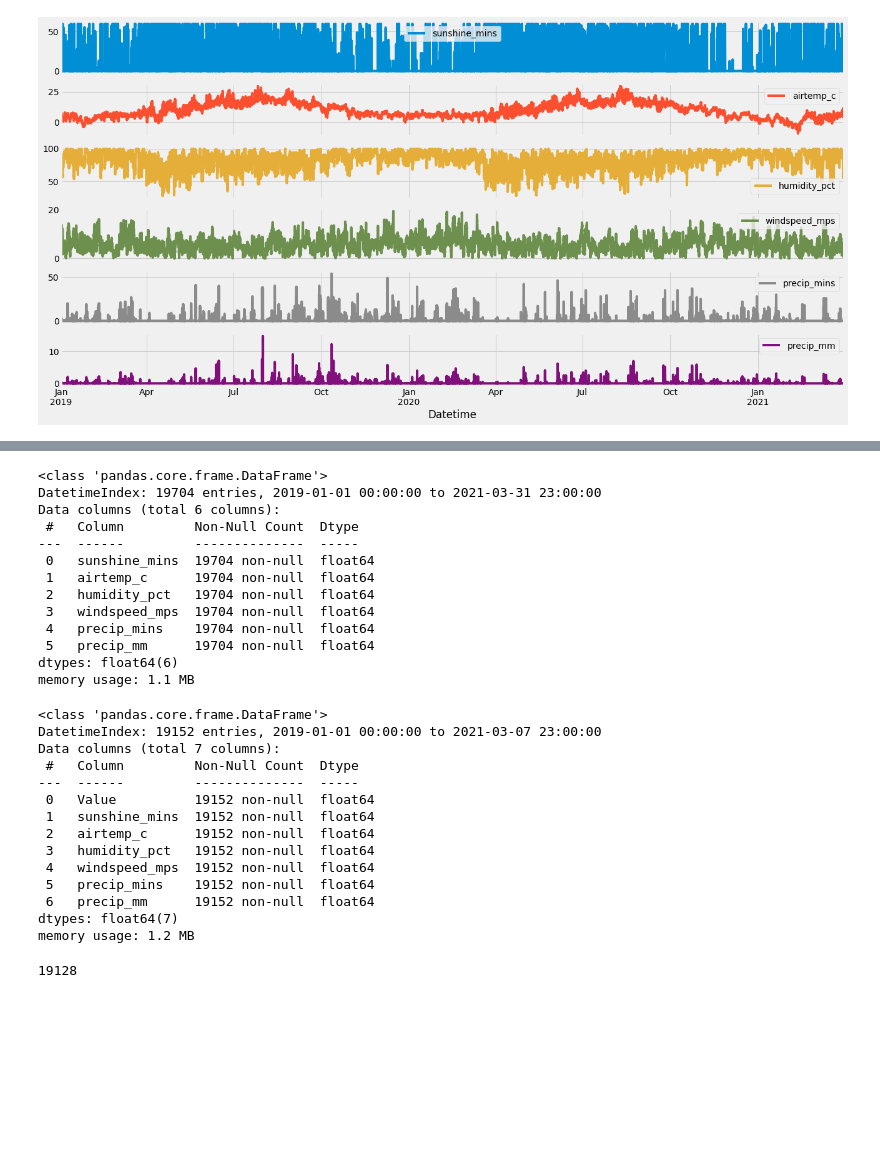
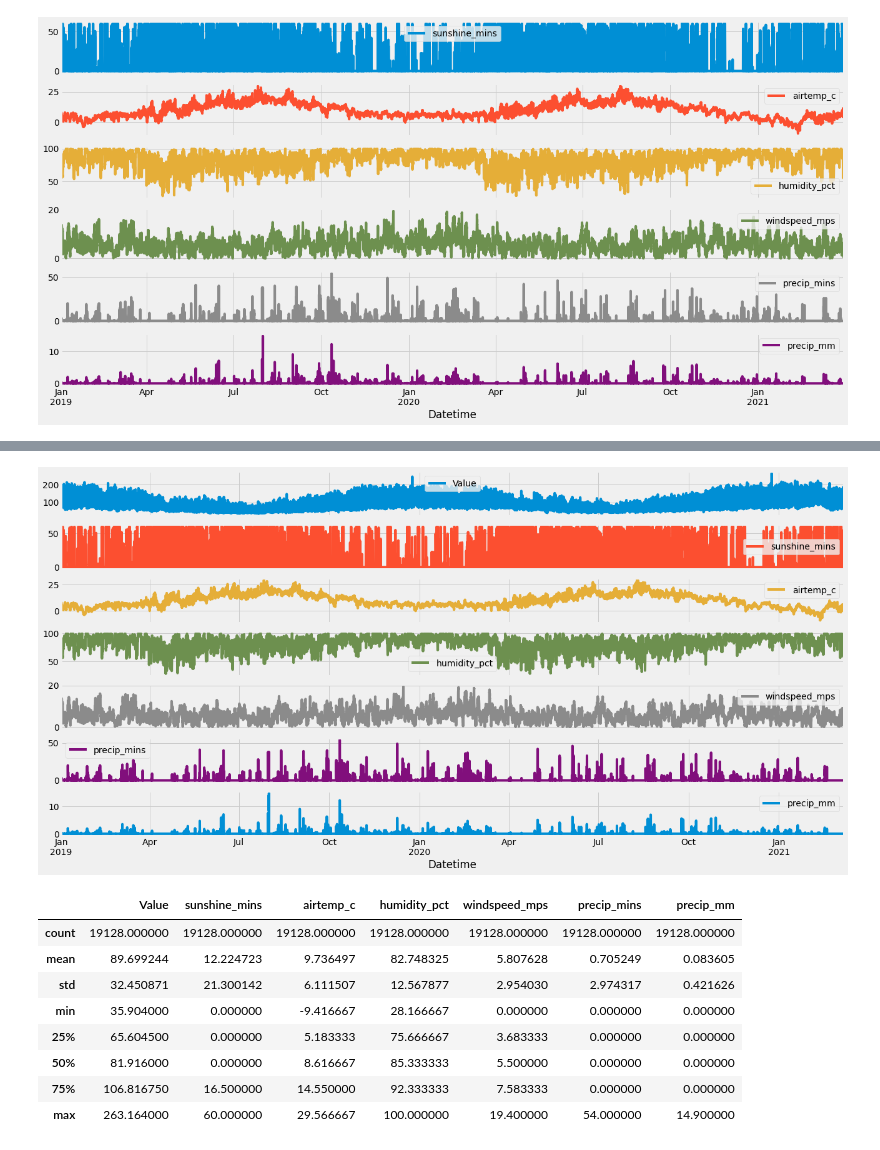
Before and after one commit to nbvanting/thesis, a Jupyter notebook: model/Data Preparation.ipynb, the cells around one changed output, grey strips where cells are left out. Drawn from its saved outputs; the diff is of its cells as text; code cells hidden in the pictures; blank space fills up the shorter version.

```diff
--- a/model/Data Preparation.ipynb
+++ b/model/Data Preparation.ipynb
@@ -274,3 +116,10 @@ def mape(pred, true):
+# %%
+def fillnans(df):
+    for date in np.unique(df[df['Value'].isna() == True].index.date):
+        df[df.index.date == date] = df[df.index.date == date - dt.timedelta(days=366)].values #leap year
+    return df
+# %%
+kld = fillnans(kld)
 # %% [markdown]
 # Preparing Strib Data
 # %%
@@ -350,39 +185,2 @@ memory usage: 299.2 KB
-# %%
-weather.info()
-# %% [output]
-<class 'pandas.core.frame.DataFrame'>
-DatetimeIndex: 19704 entries, 2019-01-01 00:00:00 to 2021-03-31 23:00:00
-Data columns (total 6 columns):
- #   Column         Non-Null Count  Dtype
----  ------         --------------  -----
- 0   sunshine_mins  19704 non-null  float64
- 1   airtemp_c      19704 non-null  float64
- 2   humidity_pct   19704 non-null  float64
- 3   windspeed_mps  19704 non-null  float64
- 4   precip_mins    19704 non-null  float64
- 5   precip_mm      19704 non-null  float64
-dtypes: float64(6)
-memory usage: 1.1 MB
 # %%
-data = pd.merge(kld, weather, left_index=True, right_index=True)
+kld_features = pd.merge(kld, weather, left_index=True, right_index=True)
-# %%
-data.info()
-# %% [output]
-<class 'pandas.core.frame.DataFrame'>
-DatetimeIndex: 19152 entries, 2019-01-01 00:00:00 to 2021-03-07 23:00:00
-Data columns (total 7 columns):
- #   Column         Non-Null Count  Dtype
----  ------         --------------  -----
- 0   Value          19152 non-null  float64
- 1   sunshine_mins  19152 non-null  float64
- 2   airtemp_c      19152 non-null  float64
- 3   humidity_pct   19152 non-null  float64
- 4   windspeed_mps  19152 non-null  float64
- 5   precip_mins    19152 non-null  float64
- 6   precip_mm      19152 non-null  float64
-dtypes: float64(7)
-memory usage: 1.2 MB
-# %%
-24*365*2 + 24*31 + 24*28 + 24*7 + 24*1
-# %% [output]
-19128
@@ -388,0 +189,17 @@ memory usage: 1.2 MB
+# %%
+kld_features.plot(subplots=True)
+plt.show()
+# %% [output]
+[figure, added]
+# %%
+kld_features.describe()
+# %% [output]
+|  | Value | sunshine_mins | airtemp_c | humidity_pct | windspeed_mps | precip_mins | precip_mm |
+| count | 19128.000000 | 19128.000000 | 19128.000000 | 19128.000000 | 19128.000000 | 19128.000000 | 19128.000000 |
+| mean | 89.699244 | 12.224723 | 9.736497 | 82.748325 | 5.807628 | 0.705249 | 0.083605 |
+| std | 32.450871 | 21.300142 | 6.111507 | 12.567877 | 2.954030 | 2.974317 | 0.421626 |
+| min | 35.904000 | 0.000000 | -9.416667 | 28.166667 | 0.000000 | 0.000000 | 0.000000 |
+| 25% | 65.604500 | 0.000000 | 5.183333 | 75.666667 | 3.683333 | 0.000000 | 0.000000 |
+| 50% | 81.916000 | 0.000000 | 8.616667 | 85.333333 | 5.500000 | 0.000000 | 0.000000 |
+| 75% | 106.816750 | 16.500000 | 14.550000 | 92.333333 | 7.583333 | 0.000000 | 0.000000 |
+| max | 263.164000 | 60.000000 | 29.566667 | 100.000000 | 19.400000 | 54.000000 | 14.900000 |
```
Also changed, not shown: parts of 43 cells of this notebook, 18 other files.
